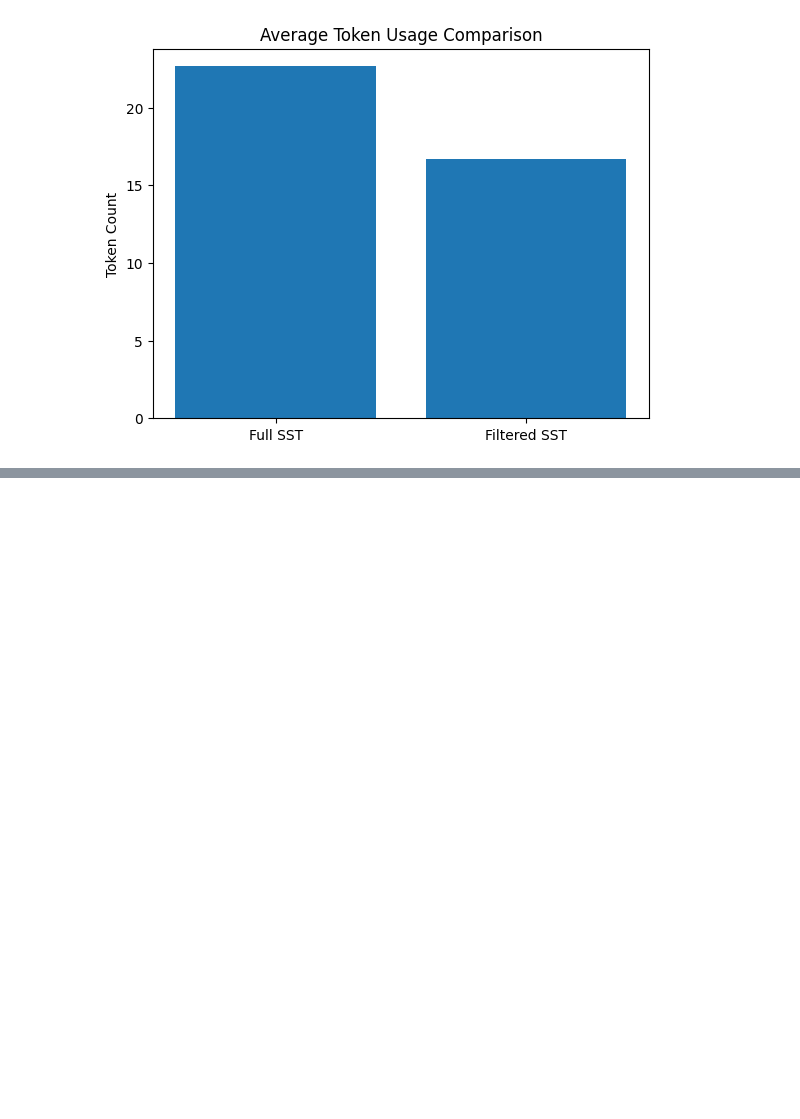
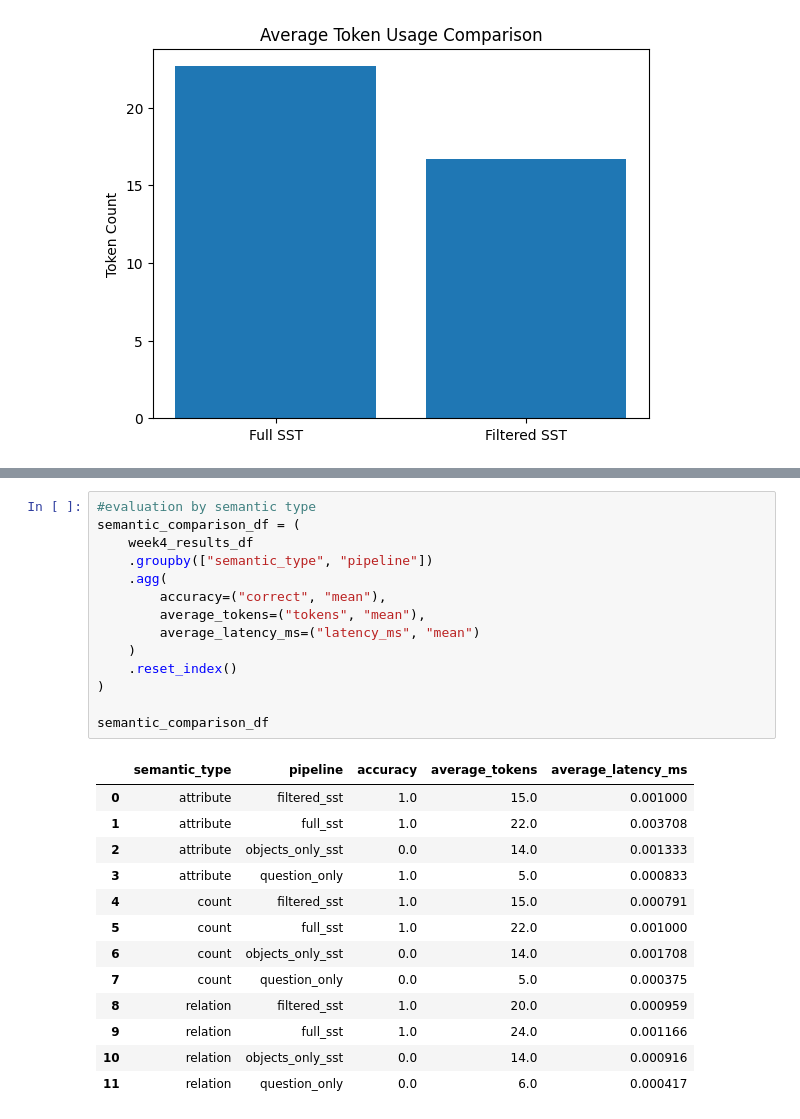
Before and after one commit to rafiazarin/CSE427_SST_Project, a Jupyter notebook: notebooks/week3_eda_and_models.ipynb, the cells around one changed output, grey strips where cells are left out. Drawn from its saved outputs; the diff is of its cells as text; blank space fills up the shorter version.

```diff
--- a/notebooks/week3_eda_and_models.ipynb
+++ b/notebooks/week3_eda_and_models.ipynb
@@ -584,0 +913,28 @@ plt.show()
+# %%
+#evaluation by semantic type
+semantic_comparison_df = (
+    week4_results_df
+    .groupby(["semantic_type", "pipeline"])
+    .agg(
+        accuracy=("correct", "mean"),
+        average_tokens=("tokens", "mean"),
+        average_latency_ms=("latency_ms", "mean")
+    )
+    .reset_index()
+)
+
+semantic_comparison_df
+# %% [output]
+|  | semantic_type | pipeline | accuracy | average_tokens | average_latency_ms |
+| 0 | attribute | filtered_sst | 1.0 | 15.0 | 0.001000 |
+| 1 | attribute | full_sst | 1.0 | 22.0 | 0.003708 |
+| 2 | attribute | objects_only_sst | 0.0 | 14.0 | 0.001333 |
+| 3 | attribute | question_only | 1.0 | 5.0 | 0.000833 |
+| 4 | count | filtered_sst | 1.0 | 15.0 | 0.000791 |
+| 5 | count | full_sst | 1.0 | 22.0 | 0.001000 |
+| 6 | count | objects_only_sst | 0.0 | 14.0 | 0.001708 |
+| 7 | count | question_only | 0.0 | 5.0 | 0.000375 |
+| 8 | relation | filtered_sst | 1.0 | 20.0 | 0.000959 |
+| 9 | relation | full_sst | 1.0 | 24.0 | 0.001166 |
+| 10 | relation | objects_only_sst | 0.0 | 14.0 | 0.000916 |
+| 11 | relation | question_only | 0.0 | 6.0 | 0.000417 |
```
Also changed, not shown: parts of 29 cells of this notebook, 1 other file.
